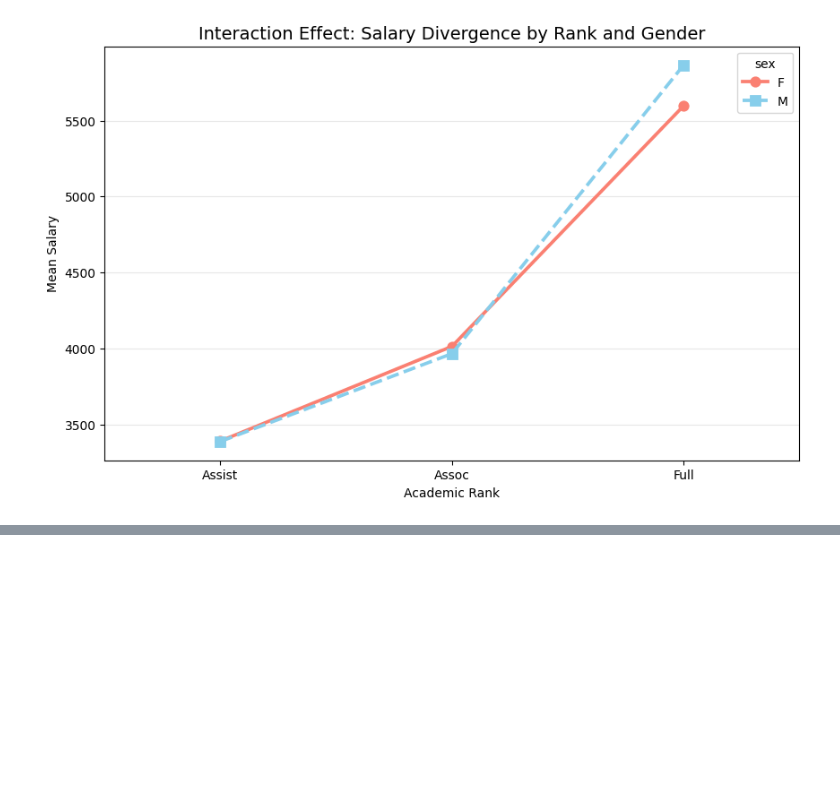
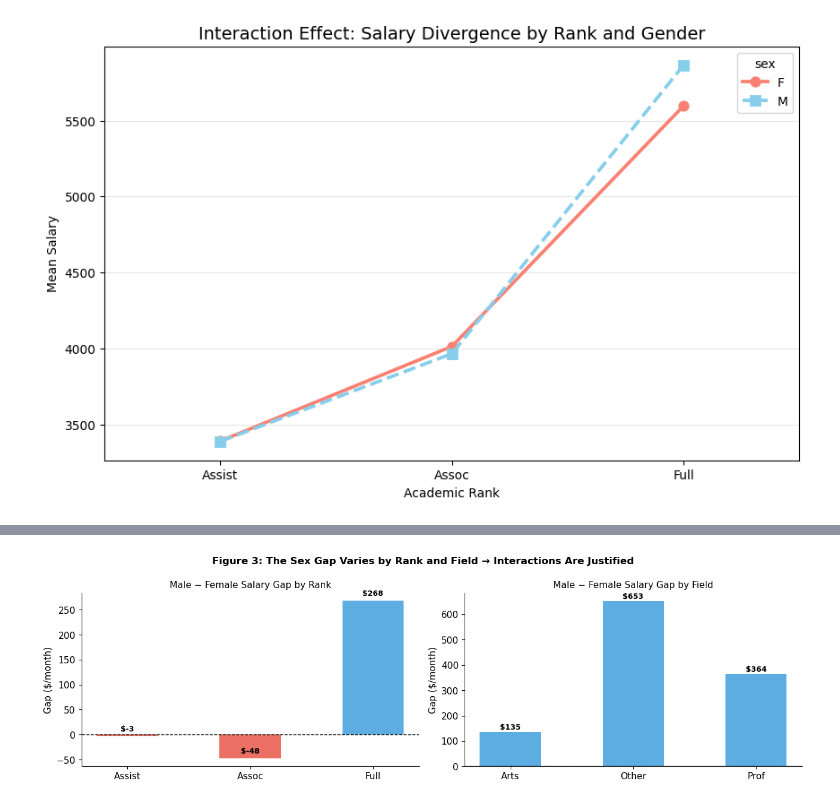
Before and after one commit to Jaiycex/Data557_Project_StoryTeam, a Jupyter notebook: Istanbul_IDS.ipynb, the cells around one changed output, grey strips where cells are left out. Cells and saved outputs as stored; diff of their text form; code cells hidden in the pictures; blank space fills up the shorter version.

```diff
--- a/Istanbul_IDS.ipynb
+++ b/Istanbul_IDS.ipynb
@@ -1030,0 +1774,27 @@ plt.show()
+# %%
+# ── Figure 3: Is the sex gap uniform across rank and field? ───────────────────
+fig, axes = plt.subplots(1, 2, figsize=(13, 4))
+
+for ax, var, title in [
+    (axes[0], 'rank',  'Rank'),
+    (axes[1], 'field', 'Field'),
+]:
+    means = df_clean.groupby([var,'sex'], observed=True)['salary'].mean().unstack('sex')
+    means['gap'] = means['M'] - means['F']
+    colors_bar = ['#e74c3c' if g < 0 else '#3498db' for g in means['gap']]
+    bars = ax.bar(means.index.astype(str), means['gap'], color=colors_bar, alpha=0.8, width=0.5)
+    ax.axhline(0, color='black', linestyle='--', linewidth=1)
+    ax.set_title(f'Male − Female Salary Gap by {title}', fontsize=11)
+    ax.set_ylabel('Gap ($/month)')
+    ax.set_xlabel('')
+    ax.tick_params(axis='x', rotation=0)
+    for bar, val in zip(bars, means['gap']):
+        ax.text(bar.get_x()+bar.get_width()/2, val+10, f'${val:,.0f}',
+                ha='center', fontsize=9, fontweight='bold')
+
+plt.suptitle('Figure 3: The Sex Gap Varies by Rank and Field → Interactions Are Justified',
+             fontsize=12, fontweight='bold')
+plt.tight_layout()
+plt.show()
+# %% [output]
+[figure, added]
```
Also changed, not shown: parts of 36 cells of this notebook.
